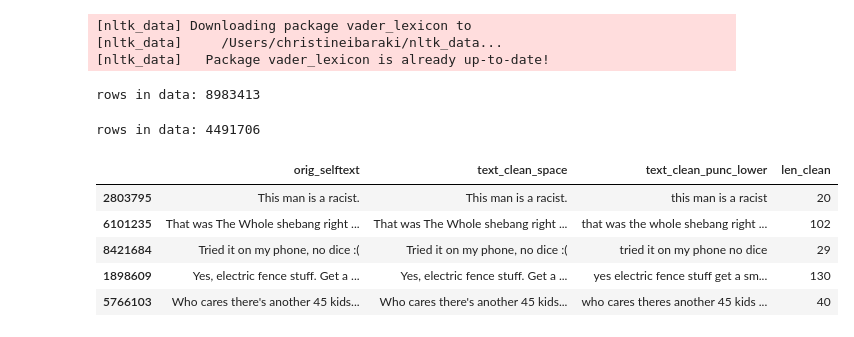
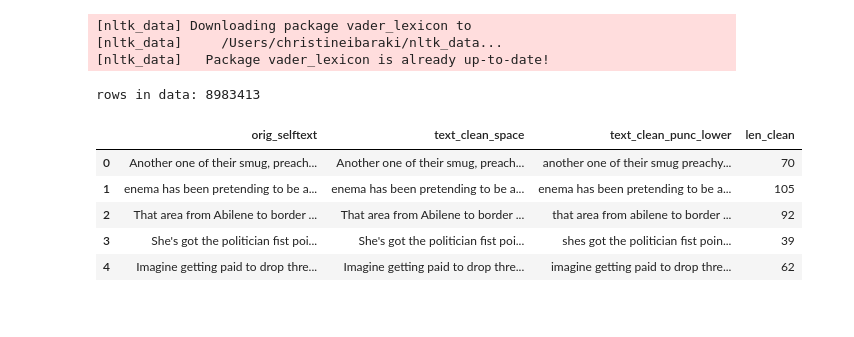
Before and after one commit to npg-mmilosh-cji/RedditQuarantineNLP, a Jupyter notebook: core/analysis/topic_analysis/vader_sentiment_analysis_june_july.ipynb, the cells around one changed output. Saved outputs shown, nothing was run; the diff lists cells and outputs as text; code cells hidden in the pictures.

```diff
--- a/core/analysis/topic_analysis/vader_sentiment_analysis_june_july.ipynb
+++ b/core/analysis/topic_analysis/vader_sentiment_analysis_june_july.ipynb
@@ -18,14 +25,13 @@ print(f"rows in data: {len(data)}")
 # %% [output]
 rows in data: 8983413
 # %%
-data = data.sample(frac=0.5)
-print(f"rows in data: {len(data)}")
+# data = data.sample(frac=0.001)
+# print(f"rows in data: {len(data)}")
 data.head()
 # %% [output]
-rows in data: 4491706
 |  | orig_selftext | text_clean_space | text_clean_punc_lower | len_clean |
-| 2803795 | This man is a racist. | This man is a racist. | this man is a racist | 20 |
-| 6101235 | That was The Whole shebang right ... | That was The Whole shebang right ... | that was the whole shebang right ... | 102 |
-| 8421684 | Tried it on my phone, no dice :( | Tried it on my phone, no dice :( | tried it on my phone no dice | 29 |
-| 1898609 | Yes, electric fence stuff. Get a ... | Yes, electric fence stuff. Get a ... | yes electric fence stuff get a sm... | 130 |
-| 5766103 | Who cares there's another 45 kids... | Who cares there's another 45 kids... | who cares theres another 45 kids ... | 40 |
+| 0 | Another one of their smug, preach... | Another one of their smug, preach... | another one of their smug preachy... | 70 |
+| 1 | enema has been pretending to be a... | enema has been pretending to be a... | enema has been pretending to be a... | 105 |
+| 2 | That area from Abilene to border ... | That area from Abilene to border ... | that area from abilene to border ... | 92 |
+| 3 | She's got the politician fist poi... | She's got the politician fist poi... | shes got the politician fist poin... | 39 |
+| 4 | Imagine getting paid to drop thre... | Imagine getting paid to drop thre... | imagine getting paid to drop thre... | 62 |
```
Also changed, not shown: parts of 27 cells of this notebook.
